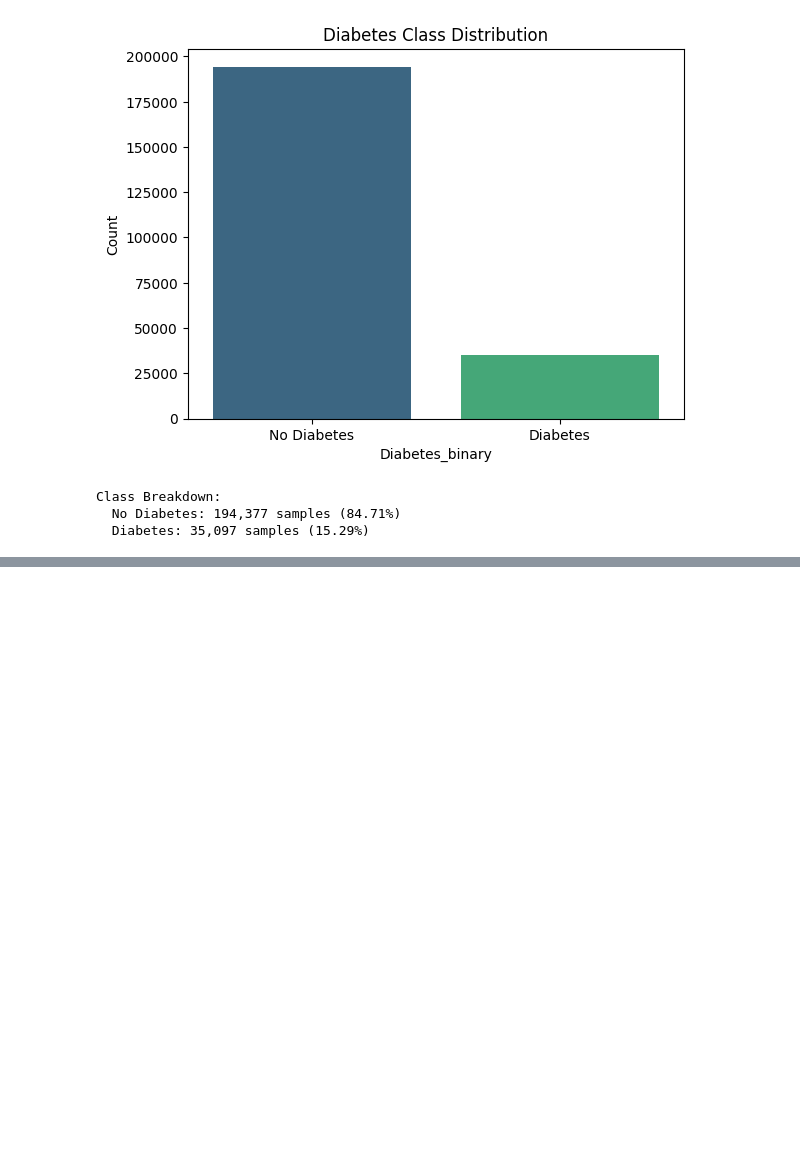
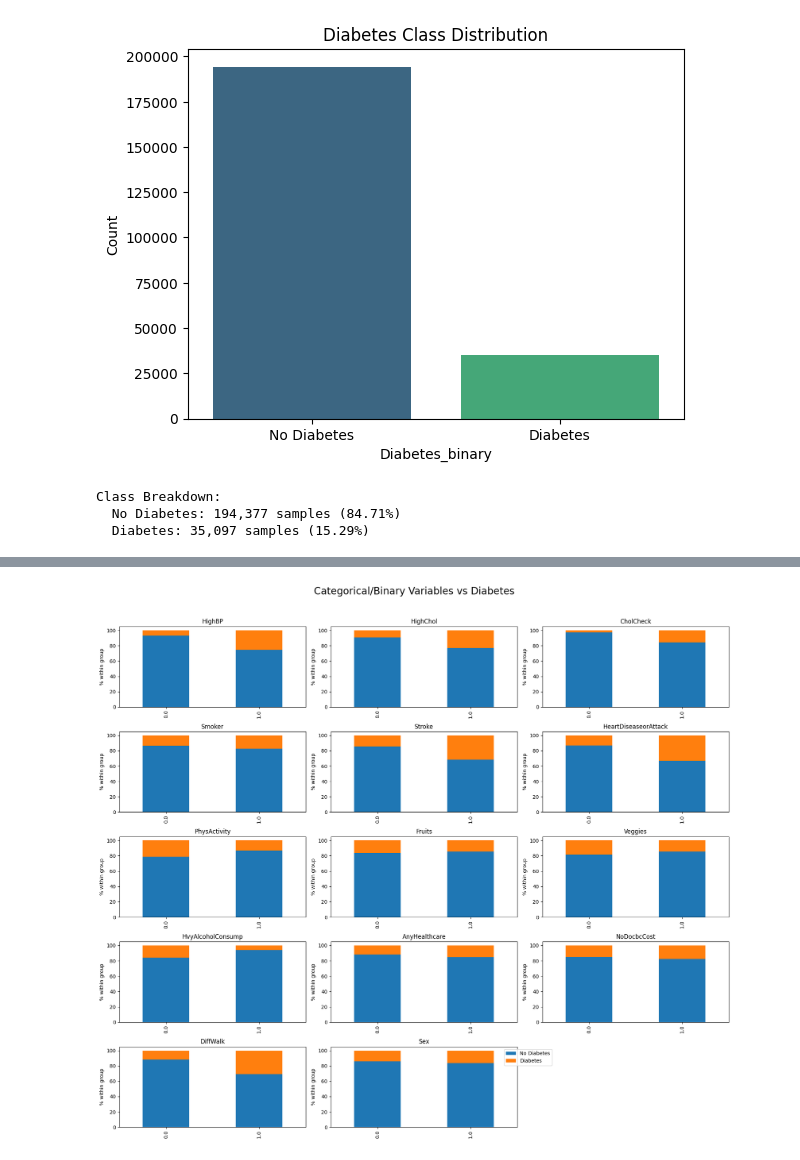
Before and after one commit to fegade99/proyecto_diabetes_david_felipe, a Jupyter notebook: src/explore.ipynb, the cells around one changed output, grey strips where cells are left out. Drawn from its saved outputs; the diff is of its cells as text; code cells hidden in the pictures; blank space fills up the shorter version.

```diff
--- a/src/explore.ipynb
+++ b/src/explore.ipynb
@@ -371,0 +380,32 @@ for var in binary_vars:
+# %%
+import matplotlib.gridspec as gridspec
+
+binary_vars = [
+    "HighBP", "HighChol", "CholCheck", "Smoker", "Stroke",
+    "HeartDiseaseorAttack", "PhysActivity", "Fruits", "Veggies",
+    "HvyAlcoholConsump", "AnyHealthcare", "NoDocbcCost",
+    "DiffWalk", "Sex"
+]
+
+fig = plt.figure(figsize=(18, 16))
+gs = gridspec.GridSpec(5, 3)
+
+for i, var in enumerate(binary_vars):
+    ax = fig.add_subplot(gs[i])
+    cross = pd.crosstab(data_cleaned[var], data_cleaned["Diabetes_binary"], normalize='index') * 100
+    cross.plot(kind='bar', stacked=True, ax=ax, legend=False)
+    ax.set_title(f"{var}")
+    ax.set_ylabel("% within group")
+    ax.set_xlabel("")
+
+fig.suptitle("Categorical/Binary Variables vs Diabetes", fontsize=20)
+plt.tight_layout(rect=[0, 0, 1, 0.96])
+plt.legend(["No Diabetes", "Diabetes"], loc='upper right', bbox_to_anchor=(1.2, 1))
+
+path = "../data/processed"
+os.makedirs(path, exist_ok=True)
+plt.savefig(f"{path}/categorical_binary_var_vs_diabetes_graphs.jpg")
+
+plt.show()
+# %% [output]
+[figure, added]
```
Also changed, not shown: parts of 11 cells of this notebook, 8 other files.
